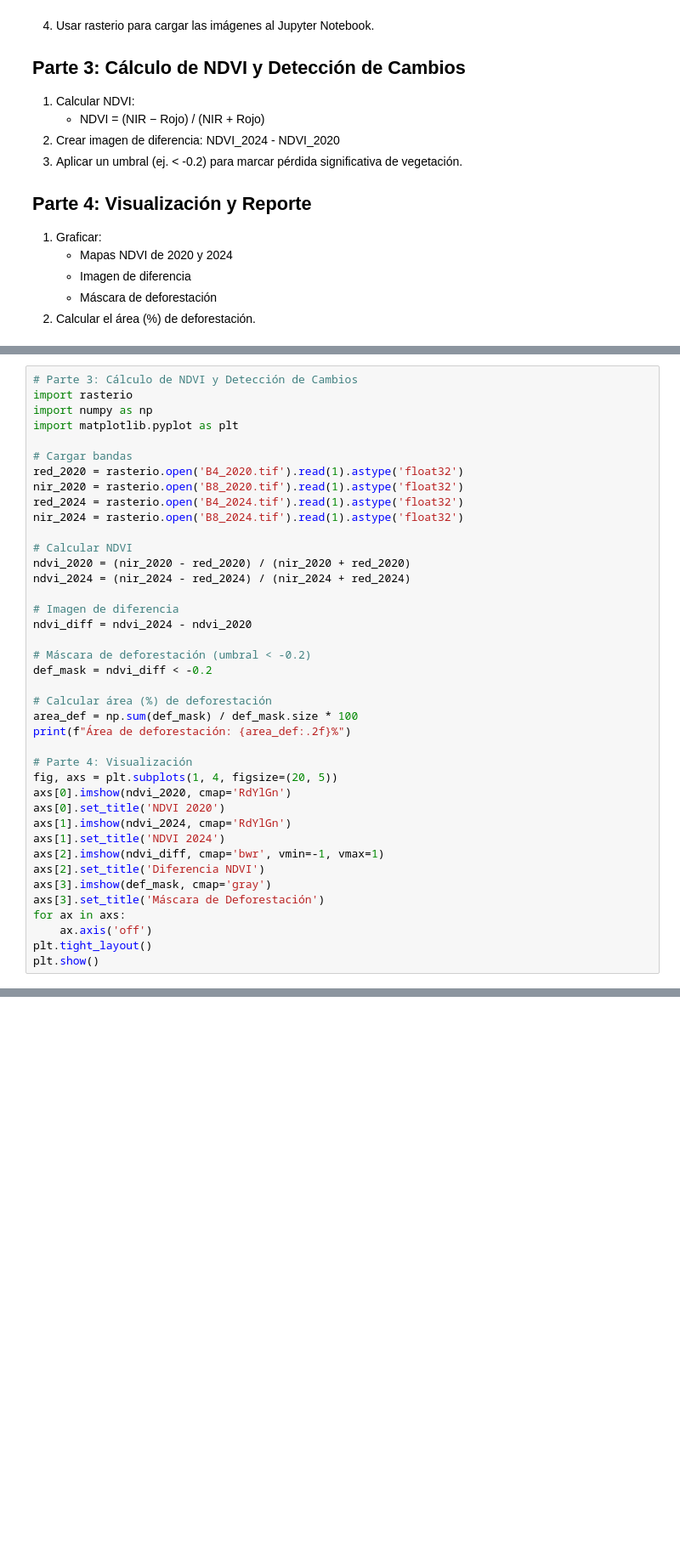
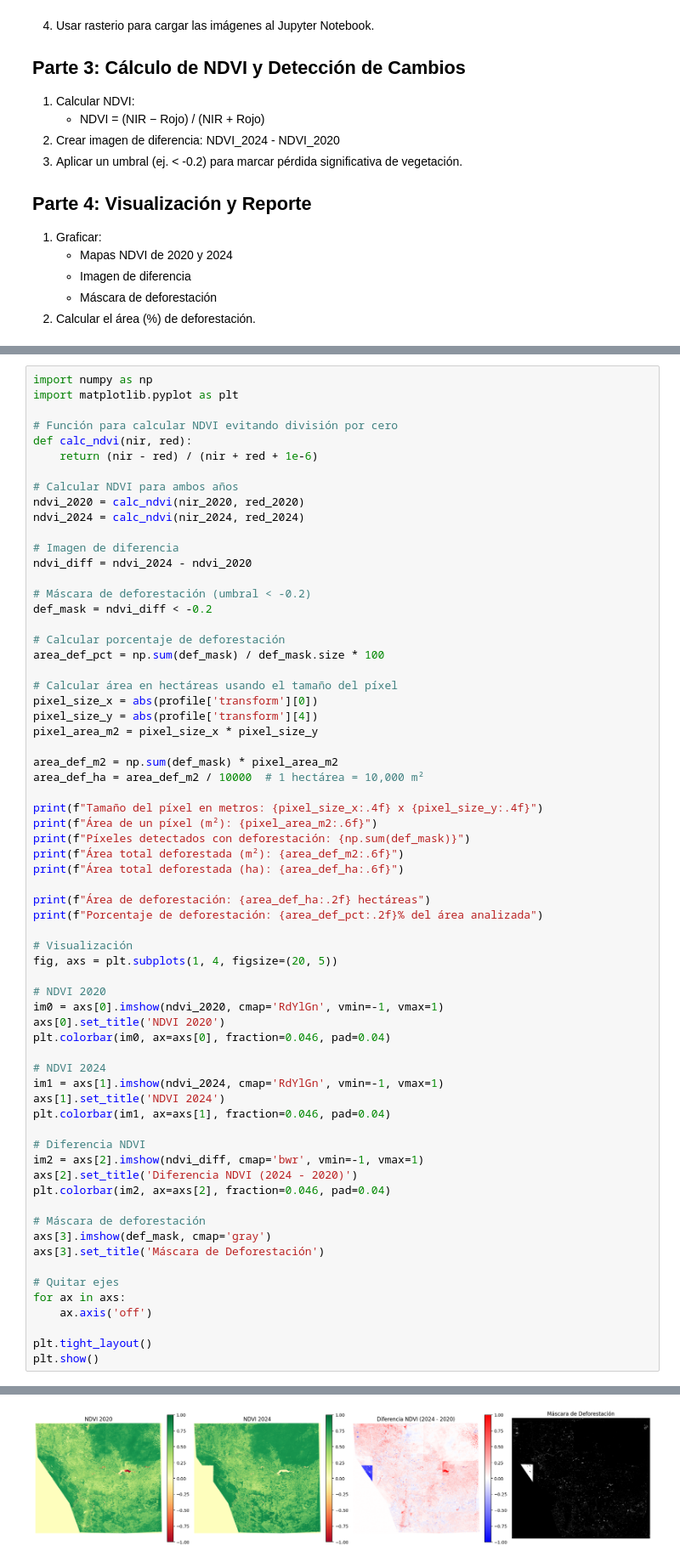
Before and after one commit to paulabaal12/LAB3-DS, a Jupyter notebook: LAB3.ipynb, the cells around one changed output, grey strips where cells are left out. Shown at 85% size. Saved outputs shown, nothing was run; the diff lists cells and outputs as text; blank space fills up the shorter version.

Commit message:
feat: NDVI and diferences

```diff
--- a/LAB3.ipynb
+++ b/LAB3.ipynb
@@ -34,18 +88,14 @@ Paula Barillas
 # %%
-# Parte 3: Cálculo de NDVI y Detección de Cambios
-import rasterio
 import numpy as np
 import matplotlib.pyplot as plt
 
-# Cargar bandas
-red_2020 = rasterio.open('B4_2020.tif').read(1).astype('float32')
-nir_2020 = rasterio.open('B8_2020.tif').read(1).astype('float32')
-red_2024 = rasterio.open('B4_2024.tif').read(1).astype('float32')
-nir_2024 = rasterio.open('B8_2024.tif').read(1).astype('float32')
+# Función para calcular NDVI evitando división por cero
+def calc_ndvi(nir, red):
+    return (nir - red) / (nir + red + 1e-6)
 
-# Calcular NDVI
-ndvi_2020 = (nir_2020 - red_2020) / (nir_2020 + red_2020)
-ndvi_2024 = (nir_2024 - red_2024) / (nir_2024 + red_2024)
+# Calcular NDVI para ambos años
+ndvi_2020 = calc_ndvi(nir_2020, red_2020)
+ndvi_2024 = calc_ndvi(nir_2024, red_2024)
 
 # Imagen de diferencia
 ndvi_diff = ndvi_2024 - ndvi_2020
@@ -53,21 +103,52 @@ ndvi_diff = ndvi_2024 - ndvi_2020
 # Máscara de deforestación (umbral < -0.2)
 def_mask = ndvi_diff < -0.2
 
-# Calcular área (%) de deforestación
-area_def = np.sum(def_mask) / def_mask.size * 100
-print(f"Área de deforestación: {area_def:.2f}%")
+# Calcular porcentaje de deforestación
+area_def_pct = np.sum(def_mask) / def_mask.size * 100
 
-# Parte 4: Visualización
+# Calcular área en hectáreas usando el tamaño del píxel
+pixel_size_x = abs(profile['transform'][0])
+pixel_size_y = abs(profile['transform'][4])
+pixel_area_m2 = pixel_size_x * pixel_size_y
+
+area_def_m2 = np.sum(def_mask) * pixel_area_m2
+area_def_ha = area_def_m2 / 10000  # 1 hectárea = 10,000 m²
+
+print(f"Tamaño del píxel en metros: {pixel_size_x:.4f} x {pixel_size_y:.4f}")
+print(f"Área de un píxel (m²): {pixel_area_m2:.6f}")
+print(f"Píxeles detectados con deforestación: {np.sum(def_mask)}")
+print(f"Área total deforestada (m²): {area_def_m2:.6f}")
+print(f"Área total deforestada (ha): {area_def_ha:.6f}")
+
+print(f"Área de deforestación: {area_def_ha:.2f} hectáreas")
+print(f"Porcentaje de deforestación: {area_def_pct:.2f}% del área analizada")
+
+# Visualización
 fig, axs = plt.subplots(1, 4, figsize=(20, 5))
-axs[0].imshow(ndvi_2020, cmap='RdYlGn')
+
+# NDVI 2020
+im0 = axs[0].imshow(ndvi_2020, cmap='RdYlGn', vmin=-1, vmax=1)
 axs[0].set_title('NDVI 2020')
-axs[1].imshow(ndvi_2024, cmap='RdYlGn')
+plt.colorbar(im0, ax=axs[0], fraction=0.046, pad=0.04)
+
+# NDVI 2024
+im1 = axs[1].imshow(ndvi_2024, cmap='RdYlGn', vmin=-1, vmax=1)
 axs[1].set_title('NDVI 2024')
-axs[2].imshow(ndvi_diff, cmap='bwr', vmin=-1, vmax=1)
-axs[2].set_title('Diferencia NDVI')
+plt.colorbar(im1, ax=axs[1], fraction=0.046, pad=0.04)
+
+# Diferencia NDVI
+im2 = axs[2].imshow(ndvi_diff, cmap='bwr', vmin=-1, vmax=1)
+axs[2].set_title('Diferencia NDVI (2024 - 2020)')
+plt.colorbar(im2, ax=axs[2], fraction=0.046, pad=0.04)
+
+# Máscara de deforestación
 axs[3].imshow(def_mask, cmap='gray')
 axs[3].set_title('Máscara de Deforestación')
+
+# Quitar ejes
 for ax in axs:
     ax.axis('off')
+
 plt.tight_layout()
 plt.show()
+# %% [output]
@@ -73,0 +157 @@ plt.show()
+[figure, added]
```
Also changed, not shown: parts of 2 cells of this notebook.
